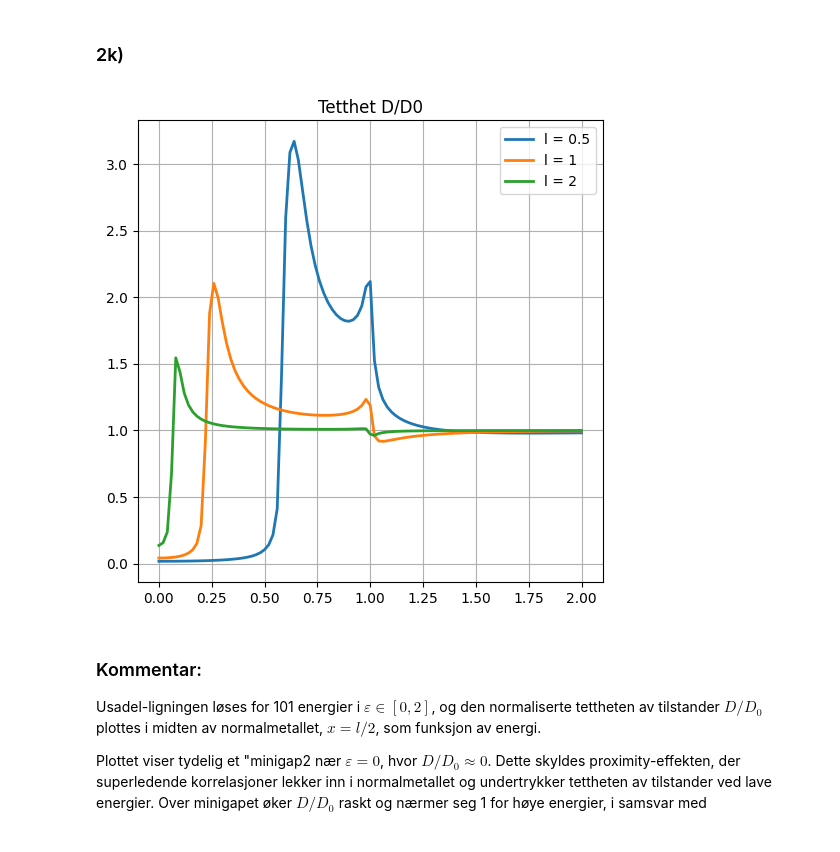
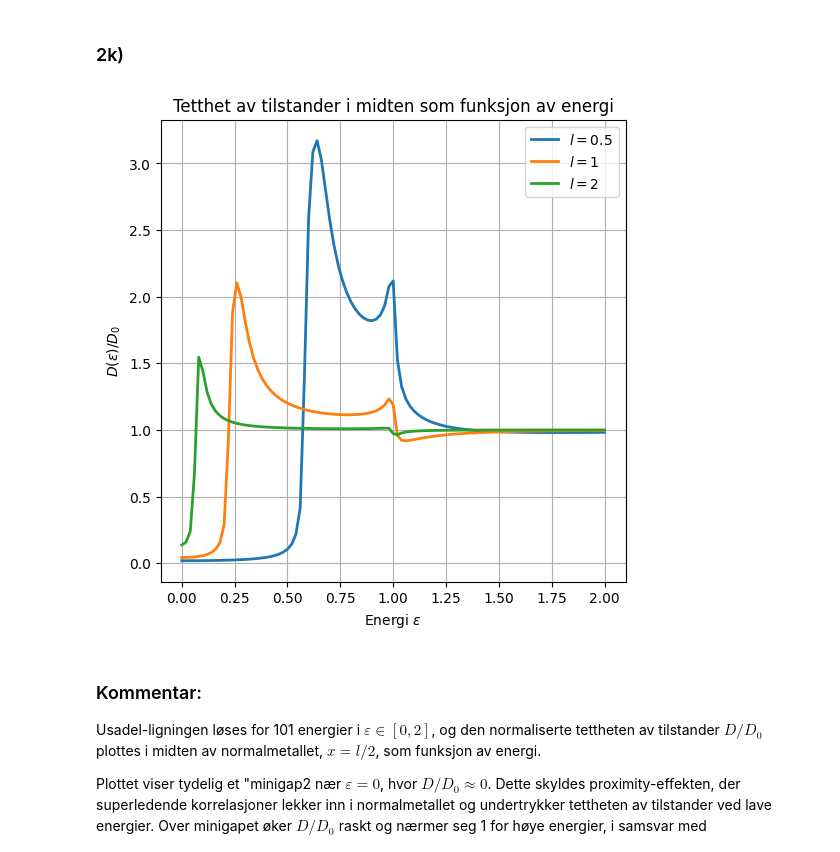
Before and after one commit to selmaberg05/TMA4320-Prosjekt3-gruppe-Andrihol-Emilyan-Selmahbe, a Jupyter notebook: Prosjekt3.ipynb, the cells around one changed output. Drawn from its saved outputs; the diff is of its cells as text; code cells hidden in the pictures.

```diff
--- a/Prosjekt3.ipynb
+++ b/Prosjekt3.ipynb
@@ -786,13 +879,17 @@ er null (normal metall), gir testen en nullvektor, som forventet.
 # %%
 x = np.linspace(0, l, m)
 y = np.zeros((32, m))
-eps_lst = [0, 1, 2]
+
+epsilon_lst = [0, 1, 2]
 solutions = {}
 
-for eps in eps_lst:
-    res = solve_bvp(make_fun(eps), bc, x, y)
-    solutions[eps] = res.y
-    print(f"eps={eps}, converged: {res.success}, max|v|: {np.max(np.abs(res.y)):.2e}")
+# Løser for flere energier
+for epsilon in epsilon_lst:
+    res = solve_bvp(make_fun(epsilon), bc, x, y)
+    solutions[epsilon] = res.y
+
+    # Sjekker konvergens og størrelse på løsning
+    print(f"epsilon={epsilon}, converged: {res.success}, max|v|: {np.max(np.abs(res.y)):.2e}")
 # %% [output]
 eps=0, converged: True, max|v|: 0.00e+00
 eps=1, converged: True, max|v|: 0.00e+00
@@ -975,39 +1097,56 @@ $\phi_L = \phi_R = 0$. sammenligne helt ekslpsitt med 2h hvor den normaliserte t
 # %% [markdown]
 ### 2k)
 # %%
-eps_vals = np.linspace(0, 2, 101)
+epsilon_vals = np.linspace(0, 2, 101)
 l_vals = [0.5, 1, 2]
+
 DD0 = {}
 all_solutions = {}
 
 plt.figure()
+
+# Loop over lengder
 for l in l_vals:
     x = np.linspace(0, l, m)
     y0 = np.zeros((32, m))
+
     solutions = {}
-    for i, eps in enumerate(reversed(eps_vals)):
-        res = solve_bvp(lambda x, vec: fun(x, vec, eps), lambda vL, vR: bc_super(vL, vR, eps), x, y0)
-        solutions[eps] = res.y
+
+    # Løser for alle energier
+    for epsilon in reversed(epsilon_vals):
+        res = solve_bvp(
+            lambda x, vec: fun(x, vec, epsilon),
+            lambda vL, vR: bc_super(vL, vR, epsilon),
+            x, y0
+        )
+        solutions[epsilon] = res.y
         y0 = res.sol(x)
 
     all_solutions[l] = solutions
 
-    m_i = m // 2
+    # Tetthet i midten
+    mid_idx = m // 2
     D_lst = []
 
-    for eps in eps_vals:
-        D = compute_density(solutions, [eps])
-        D_lst.append(D[eps][m_i])
+    for epsilon in epsilon_vals:
+        D = compute_density(solutions, [epsilon])
+        D_lst.append(D[epsilon][mid_idx])
 
     DD0[l] = D_lst
-    plt.plot(eps_vals, DD0[l], label=f"l = {l}")
 
-plt.title("Tetthet D/D0")
+    plt.plot(epsilon_vals, DD0[l], label=f"$l = {l}$")
+
+
+plt.title("Tetthet i midten som funksjon av energi")
+plt.xlabel(r"Energi $\epsilon$")
+plt.ylabel(r"$D(\epsilon)/D_0$")
+
 plt.legend()
 plt.grid(True)
+
 plt.show()
 # %% [output]
-[figure, old version]
+[figure, new version]
 # %% [markdown]
 ### Kommentar:
 
```
Also changed, not shown: parts of 21 cells of this notebook.
